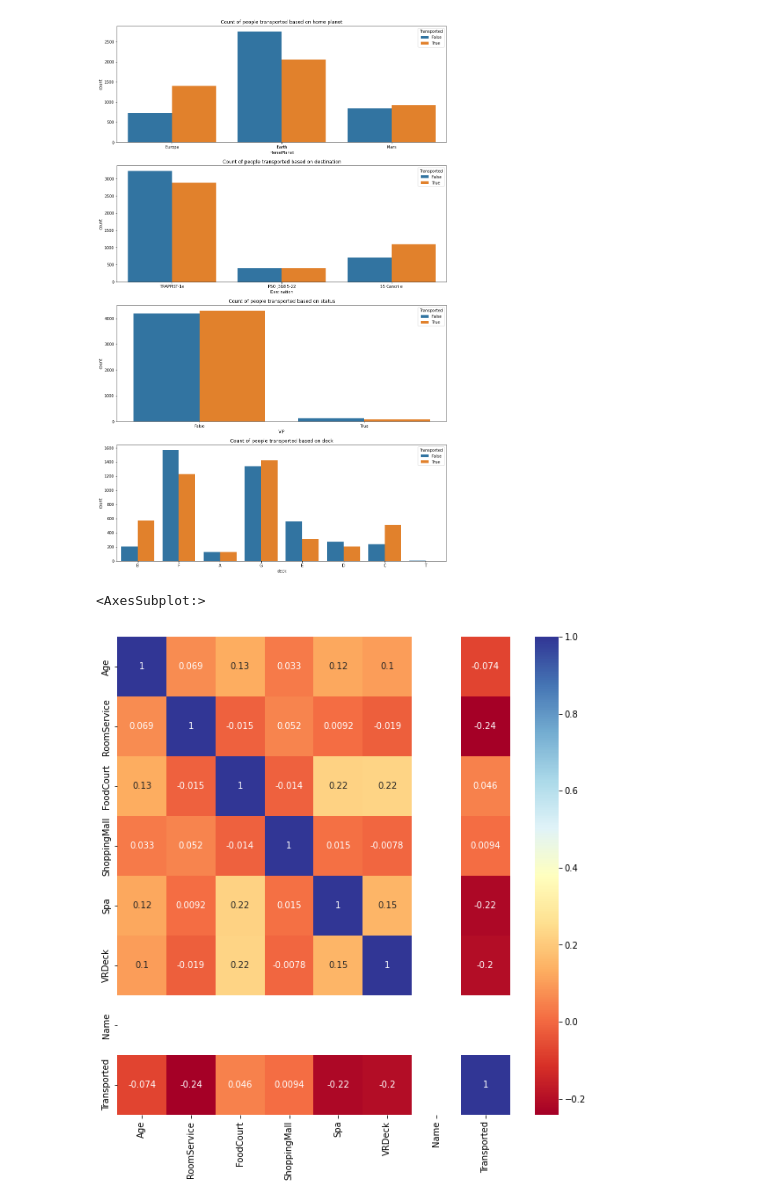
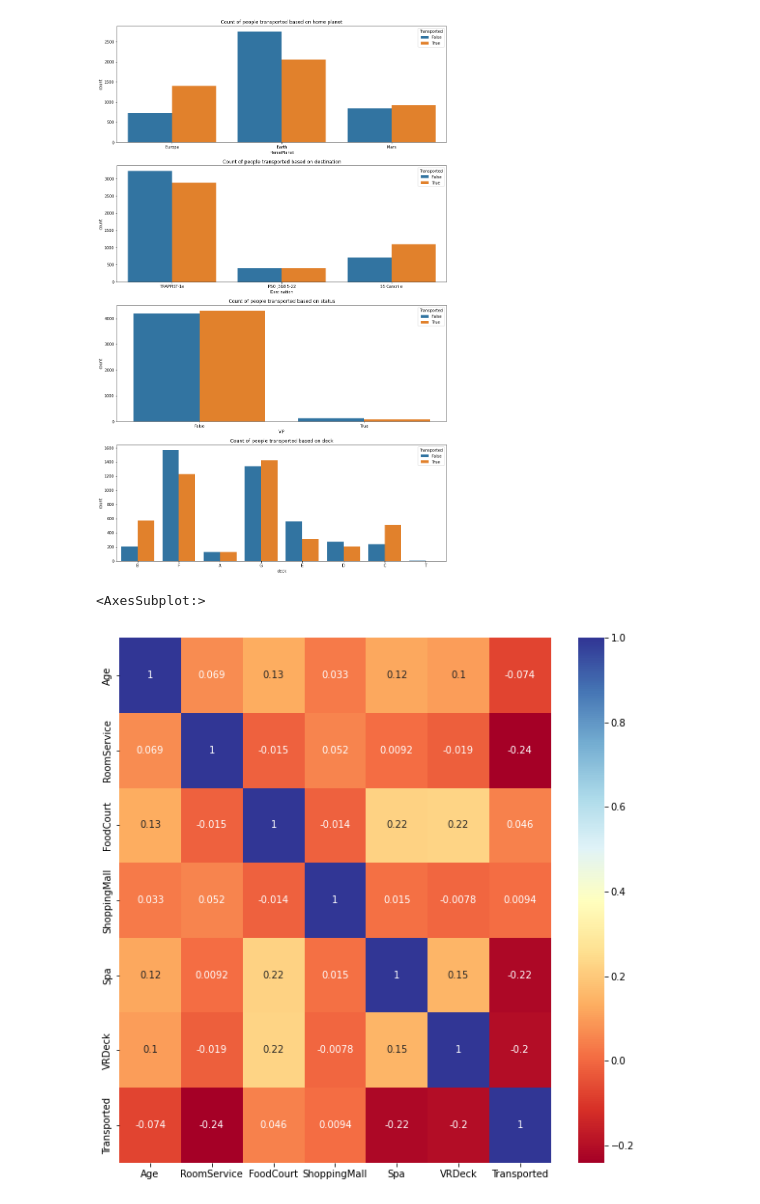
Before and after one commit to gioelebbc/Kaggle-Titanic-spaceship, a Jupyter notebook: code.ipynb, the cells around one changed output. Cells and saved outputs as stored; diff of their text form; code cells hidden in the pictures.

```diff
--- a/code.ipynb
+++ b/code.ipynb
@@ -243,14 +243,14 @@ fig.show()
 # %%
 cols = ['PassengerId', 'HomePlanet', 'CryoSleep', 'Cabin', 'Destination', 'Age',
        'VIP', 'RoomService', 'FoodCourt', 'ShoppingMall', 'Spa', 'VRDeck',
-       'Name', 'group', 'group_num', 'deck', 'num', 'side', 'Transported']
+       'group', 'group_num', 'deck', 'num', 'side', 'Transported']
 
 train_df = train_df.reindex(columns= cols)
 
 corr = train_df.corr()
 
 plt.figure(figsize= (10, 10))
 sns.heatmap(corr, annot= True, cmap = 'RdYlBu')
 # %% [output]
 <AxesSubplot:>
-[figure, old version]
+[figure, new version]
```
